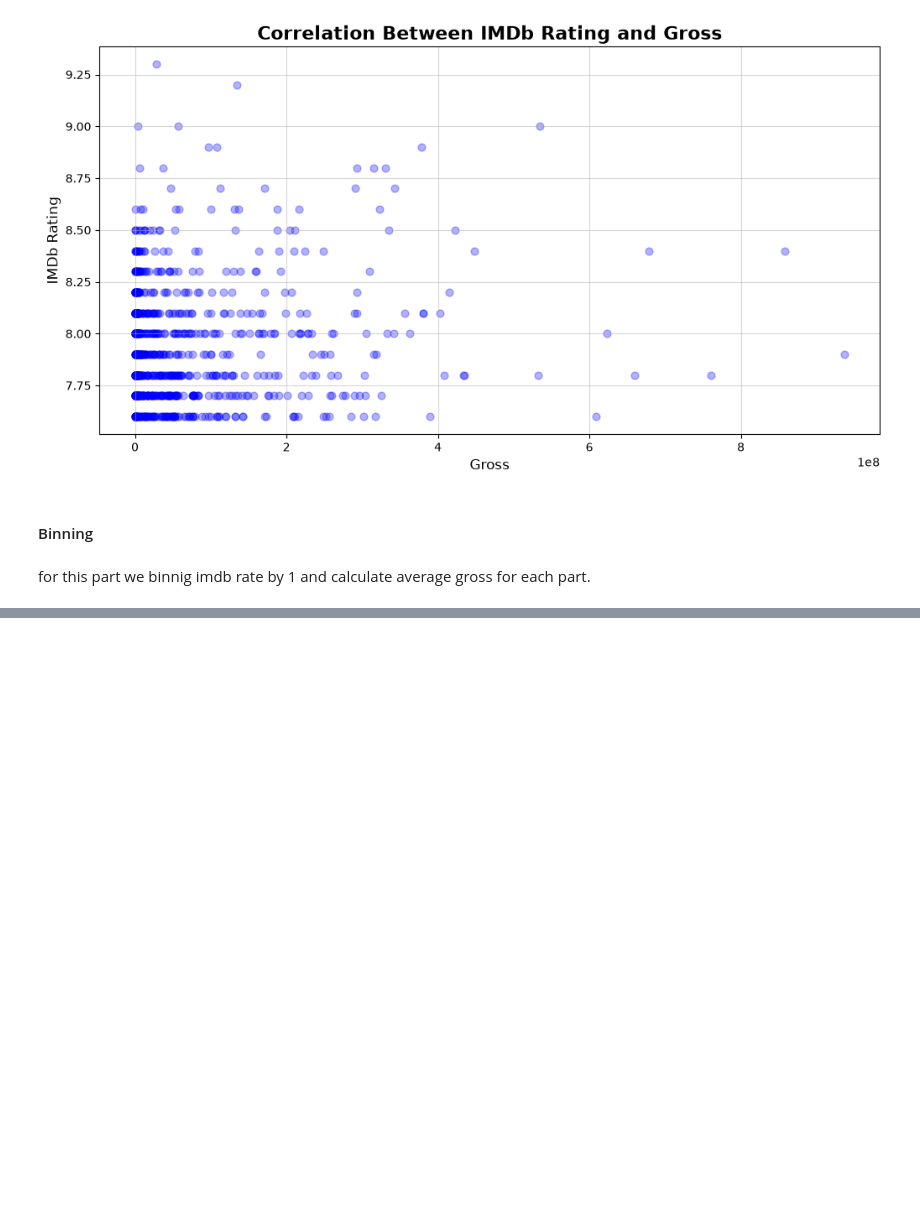
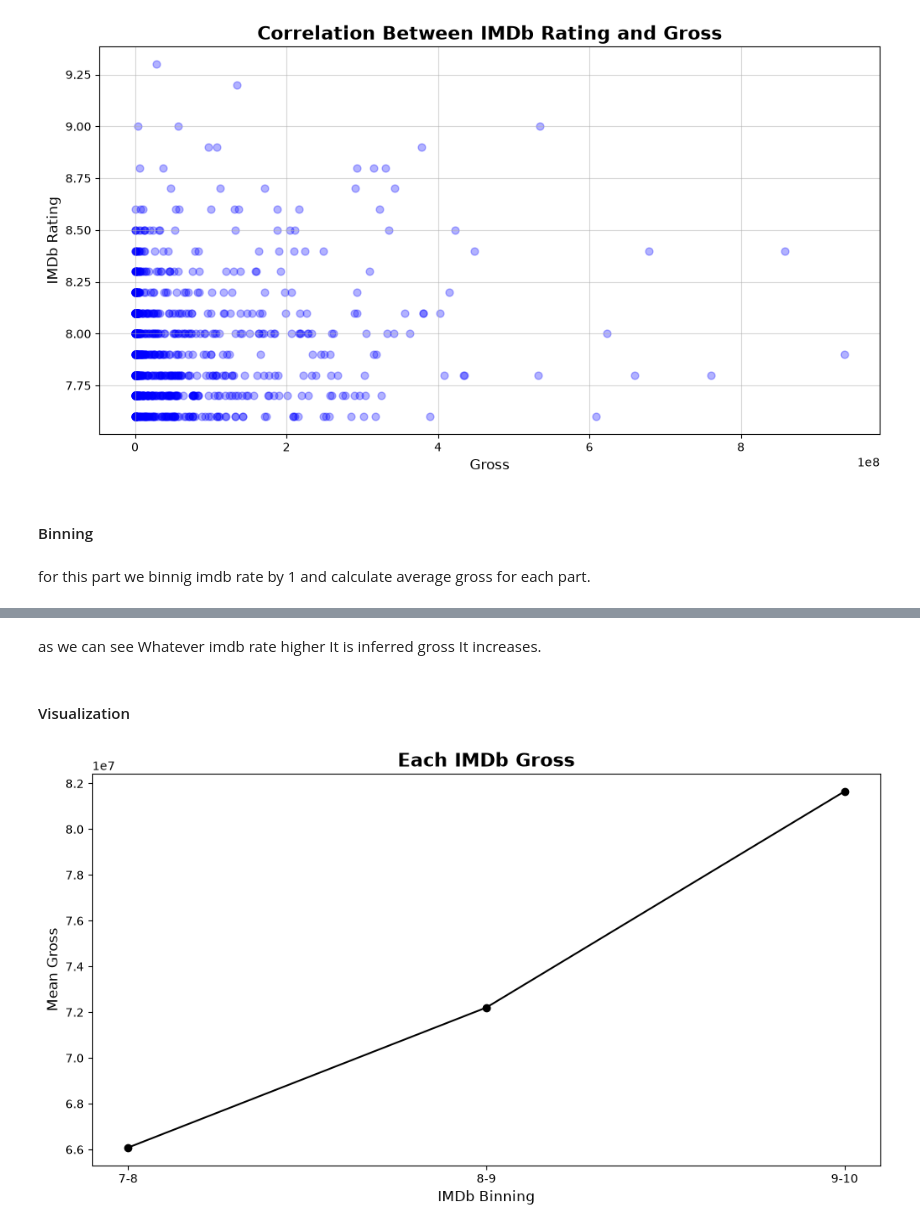
Before and after one commit to ali-keikha/imdb-movies-analysis, a Jupyter notebook: note book/04_Genre_Rating_Revenue_Analysis.ipynb, the cells around one changed output, grey strips where cells are left out. Saved outputs shown, nothing was run; the diff lists cells and outputs as text; code cells hidden in the pictures; blank space fills up the shorter version.

Commit message:
feat: add visualization for imdb binning

```diff
--- a/note book/04_Genre_Rating_Revenue_Analysis.ipynb
+++ b/note book/04_Genre_Rating_Revenue_Analysis.ipynb
@@ -401,0 +390,32 @@ Categories (10, str): ['0-1' < '1-2' < '2-3' < '3-4' ... '6-7' < '7-8' < '8-9' <
+# %% [markdown]
+as we can see Whatever imdb rate higher It is inferred gross It increases.
+# %% [markdown]
+#### Visualization
+# %%
+fig, ax = plt.subplots(figsize=(12, 6))
+ax.plot(
+    gross_average["imdb_binning"],
+    gross_average["mean_gross"],
+    color="black",
+    marker="o"
+)
+
+ax.set_title(
+    "Each IMDb Gross",
+    fontsize=16,
+    fontweight="bold"
+)
+
+ax.set_xlabel(
+    "IMDb Binning",
+    fontsize=12
+)
+
+ax.set_ylabel(
+    "Mean Gross",
+    fontsize=12
+)
+
+plt.show()
+# %% [output]
+[figure, added]
```
Also changed, not shown: parts of 1 cell of this notebook.
